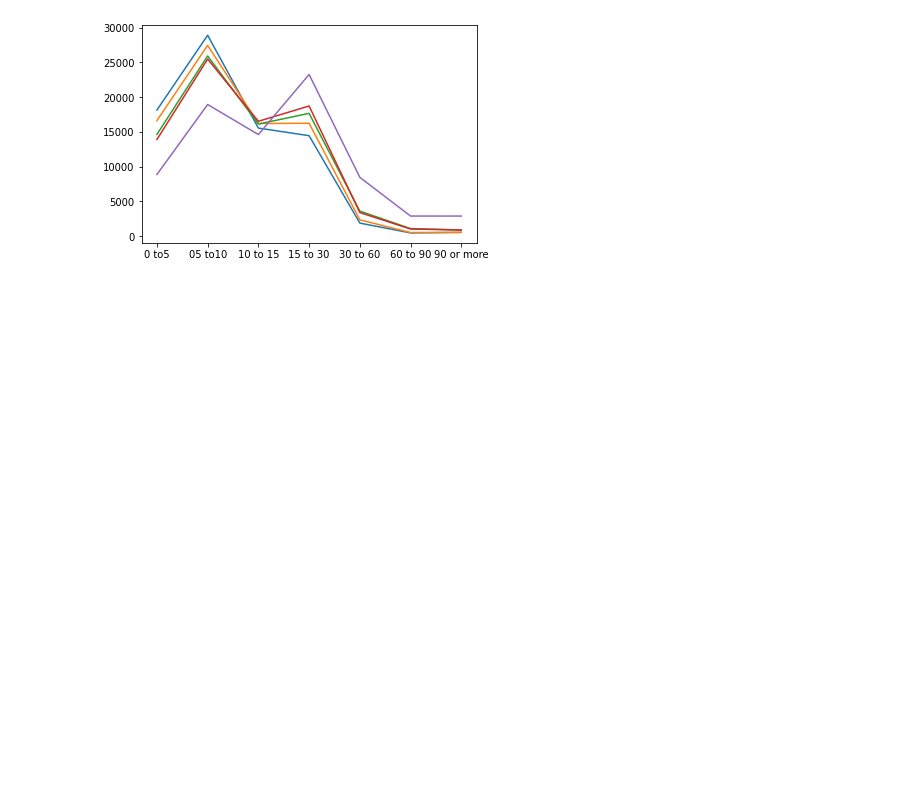
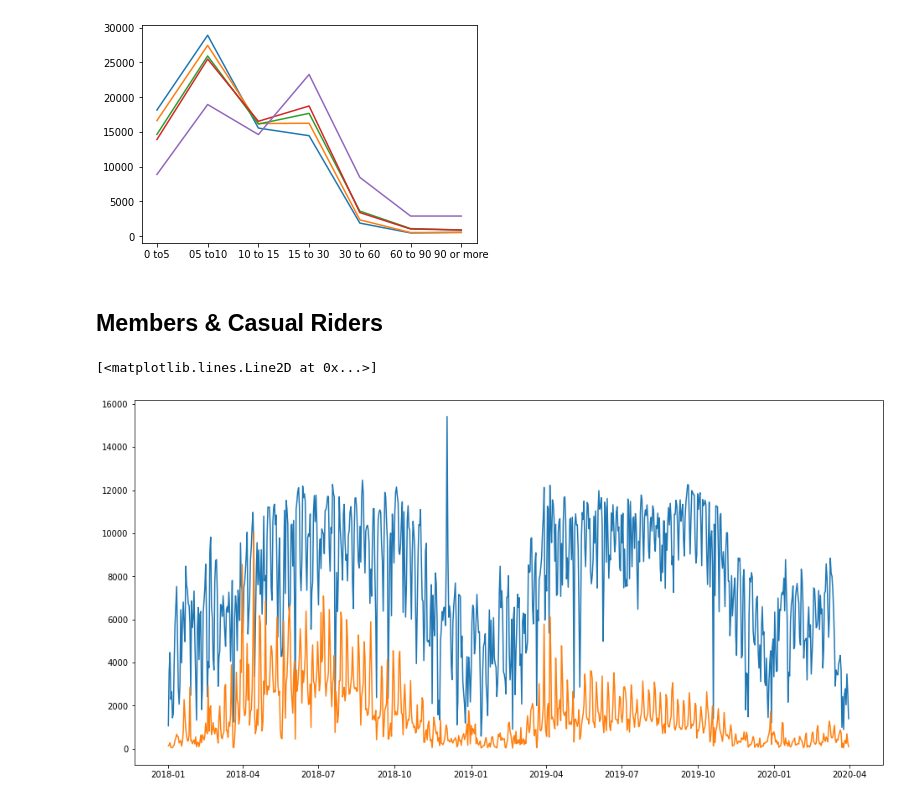
Before and after one commit to GesaJo/Capital-Bike-Dashboard, a Jupyter notebook: Project_Capital_Bike.ipynb, the cells around one changed output. Drawn from its saved outputs; the diff is of its cells as text; code cells hidden in the pictures; blank space fills up the shorter version.

Commit message:
added customer-graph and fixed weather-graph

```diff
--- a/Project_Capital_Bike.ipynb
+++ b/Project_Capital_Bike.ipynb
@@ -279,0 +288,4 @@ df_plus = pd.merge(df, df_wd, how="left", on="day")
+# %%
+df_plus["day_month"] = df_plus["day_month"].astype(str)
+# %%
+df_plus = df_plus.drop(["temp", "temp1"], axis=1)
@@ -311,5 +325,18 @@ plt.plot(df_plus[df_plus["TAVG"]>20][:80000].groupby("Duration_bins").count()["D
 # %% [output]
 [<matplotlib.lines.Line2D at 0x...>]
 [figure]
+# %% [markdown]
+## Members & Casual Riders
+# %%
+df_members = df_plus[df_plus["Member type"] == "Member"]
+# %%
+df_casual = df_plus[df_plus["Member type"] == "Casual"]
+# %%
+plt.figure(figsize=(16,8))
+plt.plot(df_members.groupby(["day"]).count()["Duration"].index, df_members.groupby(["day"]).count()["Duration"])
+plt.plot(df_casual.groupby(["day"]).count()["Duration"].index, df_casual.groupby(["day"]).count()["Duration"])
+# %% [output]
+[<matplotlib.lines.Line2D at 0x...>]
+[figure, added]
 # %%
 df_plus.to_csv("data/df_main.csv")
```
Also changed, not shown: parts of 8 cells of this notebook, 2 other files.
